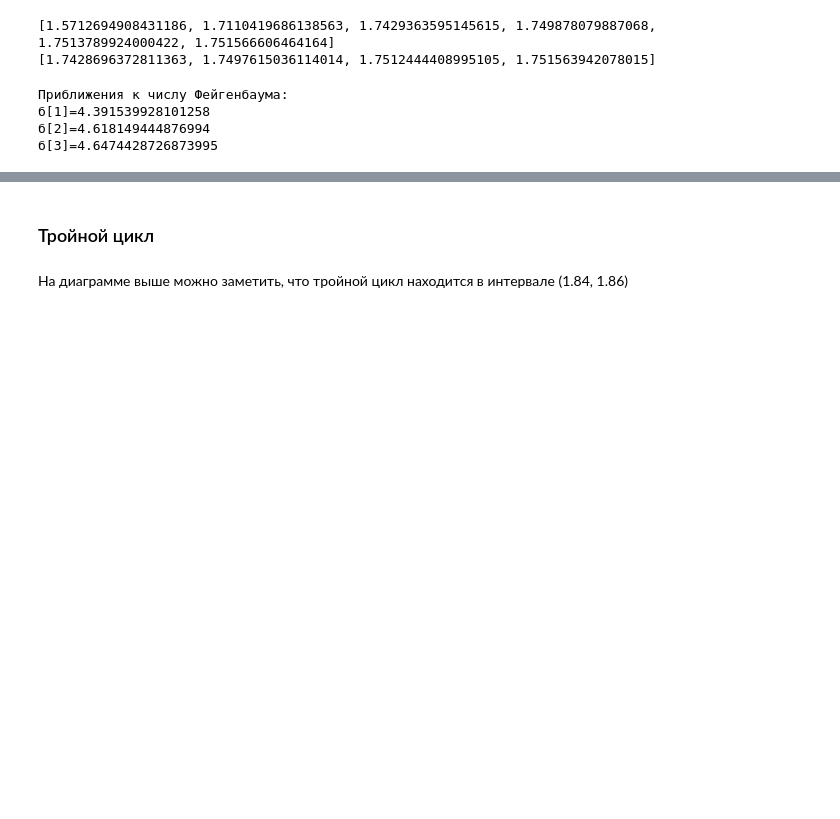
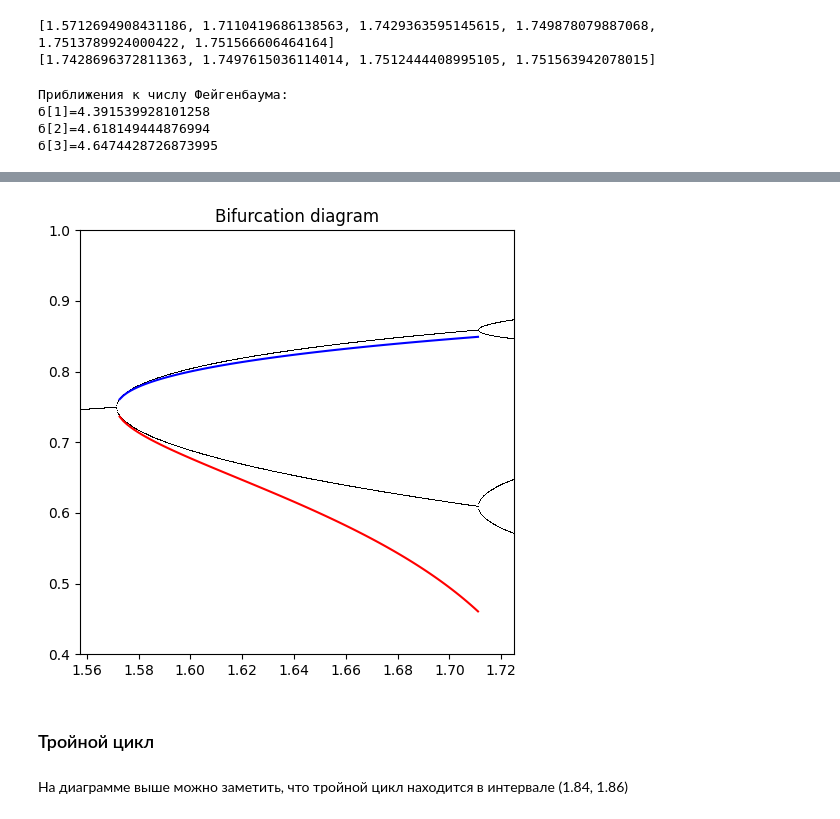
Before and after one commit to ravilkooo/mat_mod, a Jupyter notebook: lab-1/draw_bifurc_diagr.ipynb, the cells around one changed output, grey strips where cells are left out. Saved outputs shown, nothing was run; the diff lists cells and outputs as text; code cells hidden in the pictures; blank space fills up the shorter version.

```diff
--- a/lab-1/draw_bifurc_diagr.ipynb
+++ b/lab-1/draw_bifurc_diagr.ipynb
@@ -242,3 +276,20 @@ for i in range(3):
+# %%
+fig, ax1 = plt.subplots(1, 1, figsize=(5, 5))
+for i in range(iterations):
+    if i >= (iterations - last):
+        ax1.plot(r, last_x[last + i - iterations], ',k', alpha=.25)
+
+xwid = (bif_dots[1]-bif_dots[0])
+ax1.set_xlim(bif_dots[0]-0.1*xwid, bif_dots[1]+0.1*xwid)
+ax1.set_ylim(0.4, 1.0)
+ax1.set_title("Bifurcation diagram")
+plt.tight_layout()
+
+plt.plot(_r_range,x_1(_r_range),'b-')
+plt.plot(_r_range,x_2(_r_range),'r-')
+plt.show()
+# %% [output]
+[figure, added]
 # %% [markdown]
 ### Тройной цикл
 # %% [markdown]
```
Also changed, not shown: parts of 11 cells of this notebook, 1 other file.
